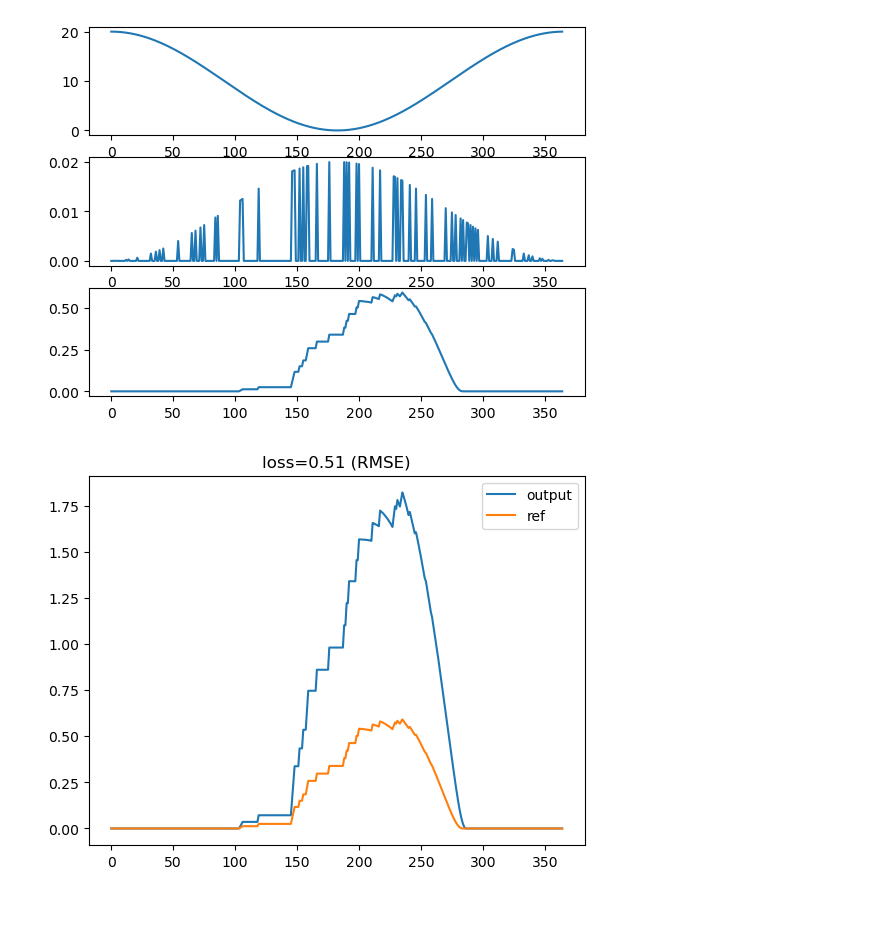
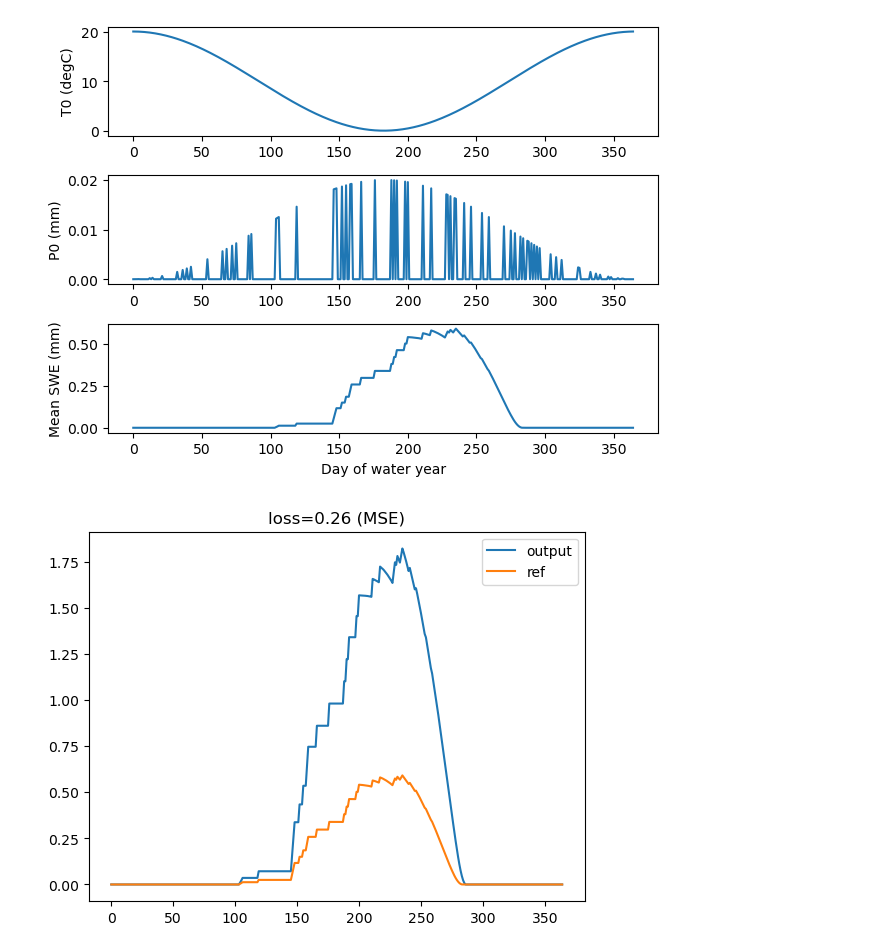
Before and after one commit to sgascoin/snowtorch, a Jupyter notebook: snowtorch.ipynb, the cells around one changed output. Drawn from its saved outputs; the diff is of its cells as text; code cells hidden in the pictures; blank space fills up the shorter version.

```diff
--- a/snowtorch.ipynb
+++ b/snowtorch.ipynb
@@ -20,8 +27,8 @@ t = np.arange(0,365) # day of water year
 # %%
 def massbal(previous_swe_array,T0,P0,beta):
     """
-    heaviside : relu?
-    nn.Linear
+    numpy implementation to calculate the new SWE array based on the previous SWE array,
+    temperature, and precipitation.
     """
     dz_array = zi_array - z0
     T_array = T0 + gamma * dz_array
@@ -50,9 +58,16 @@ for it in range(len(t)) :
     swe_array_previous = swe_array_current
 mean_swe_series_target = swe_array_series.mean(axis=0)
 # %%
+# plot the input and output time series
 fig, axs = plt.subplots(3,1)
 axs[0].plot(t, T0_series)
+axs[0].set_ylabel('T0 (degC)')
 axs[1].plot(t, P0_series)
-axs[2].plot(t, mean_swe_series_target);
+axs[1].set_ylabel('P0 (mm)')
+axs[2].plot(t, mean_swe_series_target)
+axs[2].set_ylabel('Mean SWE (mm)')
+axs[2].set_xlabel('Day of water year')
+plt.tight_layout()
+plt.show()
 # %% [output]
-[figure, old version]
+[figure, new version]
@@ -93,10 +112,11 @@ ref = torch.tensor(mean_swe_series_target)
 # %%
-param=torch.tensor(2., requires_grad=False)
-preds = model1(param)  # predictions
+ref = torch.tensor(mean_swe_series_target)
+param0 = 2. #torch.tensor(2.)
+preds = integrate(param0)  # predictions
 plt.plot(t,preds.detach(),label='output')
-plt.plot(t,mean_swe_series_target,label='ref')
+plt.plot(t,ref,label='ref')
 plt.legend()
-plt.title(f'loss={loss_func(preds, ref):.2f} (RMSE)');
+plt.title(f'loss={torch.nn.MSELoss()(preds, ref):.2f} (MSE)');
 # %% [output]
-[figure, old version]
+[figure, new version]
 # %%
```
Also changed, not shown: parts of 19 cells of this notebook.
